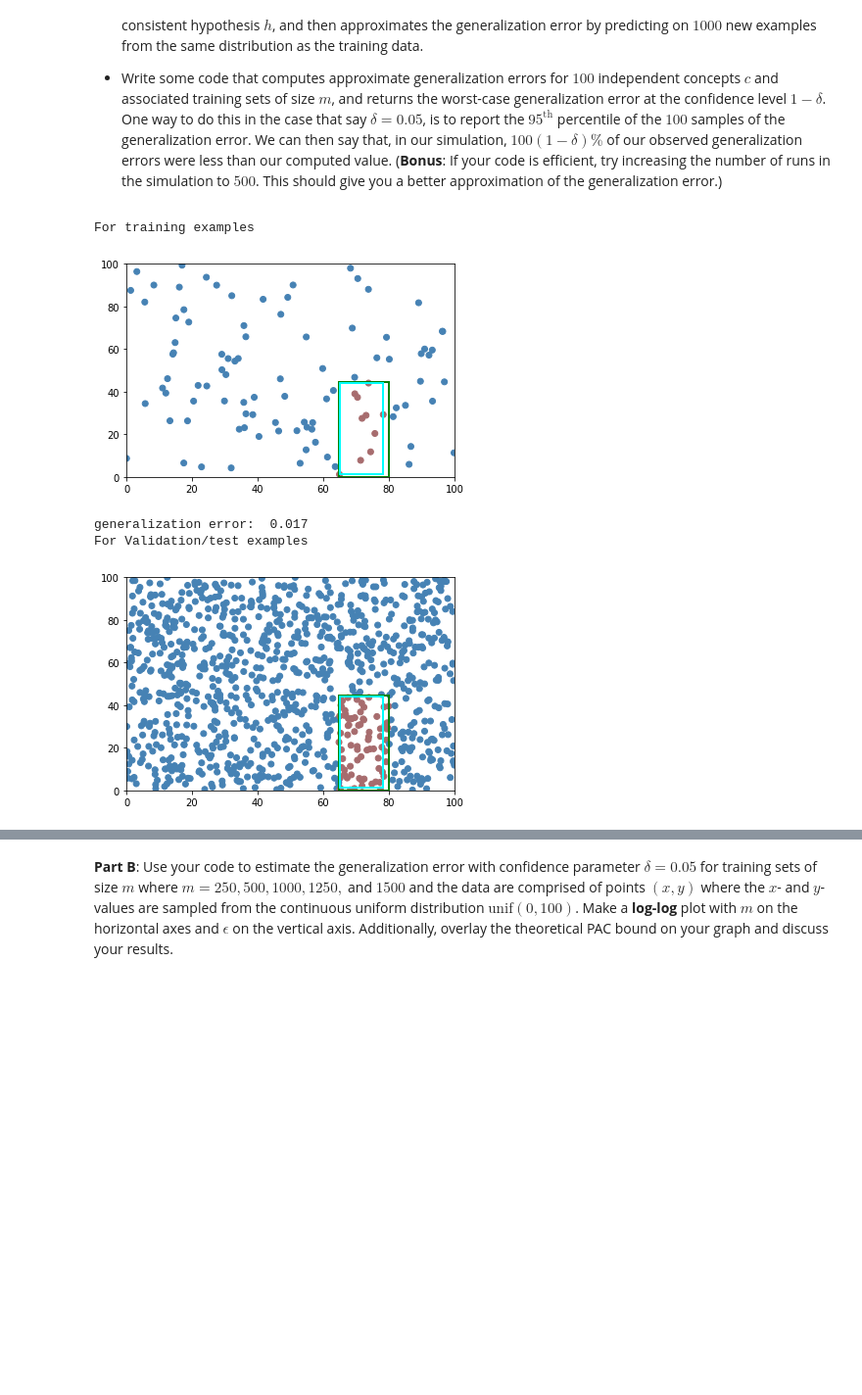
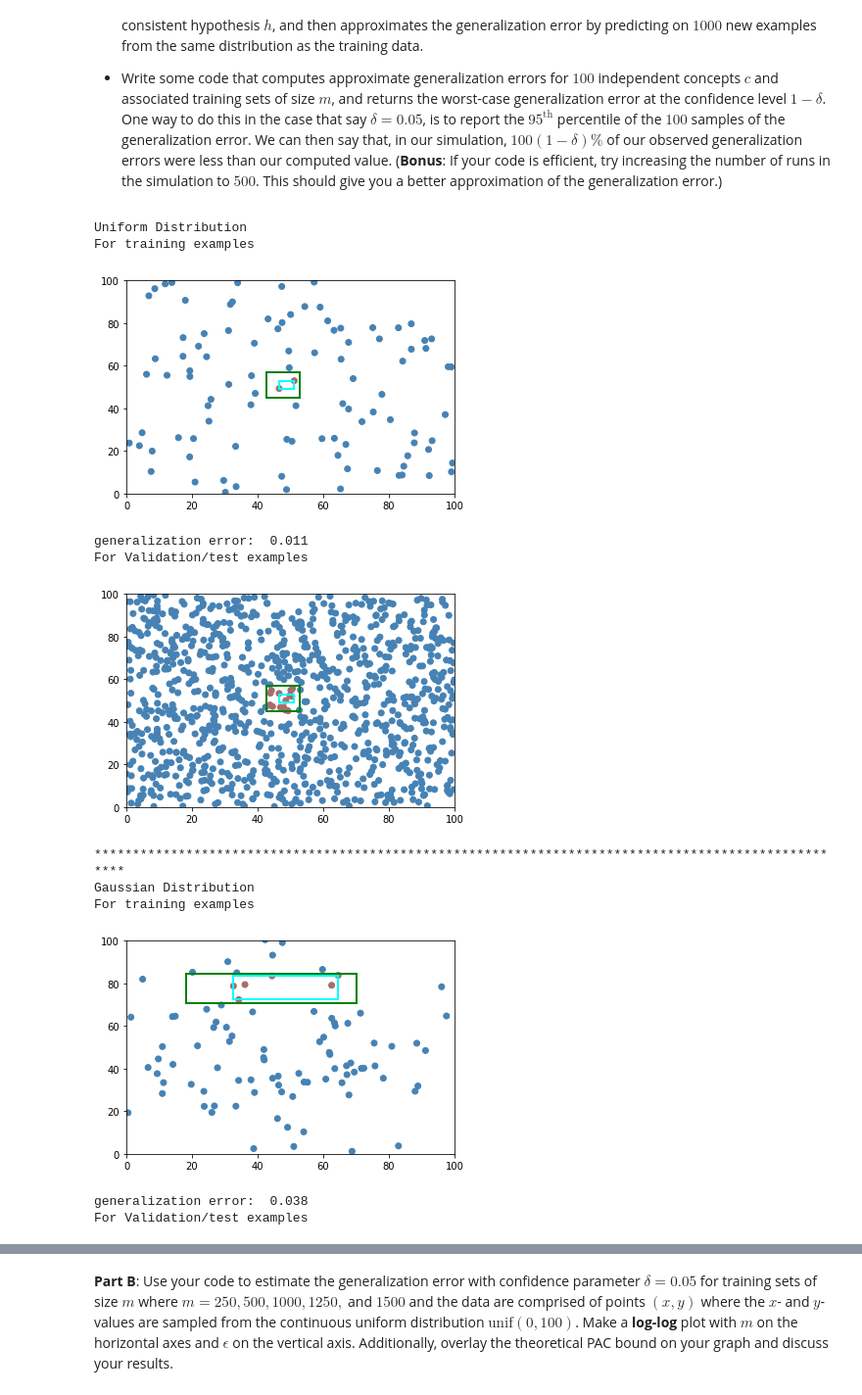
Before and after one commit to AkritiKapur/ml-5622-assignments, a Jupyter notebook: theory/theory.ipynb, the cells around one changed output, grey strips where cells are left out. Shown at 98% size. Saved outputs shown, nothing was run; the diff lists cells and outputs as text; code cells hidden in the pictures; blank space fills up the shorter version.

Commit message:
updated gaussian graph

```diff
--- a/theory/theory.ipynb
+++ b/theory/theory.ipynb
@@ -372,24 +372,50 @@ def get_generalization_error(rectangle_dimensions, h_rectangle_dimensions, test_
     total_samples = len(labels)
     return count_incorrect / total_samples
 # %%
-# Running for one concept
+# Running for one concept (Uniform Distribution)
+print('Uniform Distribution')
 rect_dimensions = generate_rectangle(100, 100)
 points_x, points_y = get_random_points(100, 100, 100)
 labels = label_points(rect_dimensions, points_x, points_y)
 h_rect_dimensions = get_hypothesis(points_x, points_y, labels)
 print("For training examples")
 draw_rectangle(rect_dimensions, h_rect_dimensions, points_x, points_y, labels)
 
 test_points_x, test_points_y = get_random_points(100, 100, 1000)
 test_labels = label_points(rect_dimensions, test_points_x, test_points_y)
 get_generalization_error(rect_dimensions, h_rect_dimensions, test_points_x, test_points_y)
 
 print("generalization error: ", get_generalization_error(rect_dimensions, h_rect_dimensions, test_points_x, test_points_y))
 print("For Validation/test examples")
 draw_rectangle(rect_dimensions, h_rect_dimensions, test_points_x, test_points_y, test_labels)
+
+# Running for once concept (Gaussian Distribution)
+print('*'* 100)
+print('Gaussian Distribution')
+rect_dimensions = generate_rectangle(100, 100)
+points_x, points_y =  get_random_normal_points(mu=50, sigma=25, m=100)
+labels = label_points(rect_dimensions, points_x, points_y)
+h_rect_dimensions = get_hypothesis(points_x, points_y, labels)
+print("For training examples")
+draw_rectangle(rect_dimensions, h_rect_dimensions, points_x, points_y, labels)
+
+test_points_x, test_points_y =  get_random_normal_points(mu=50, sigma=25, m=1000)
+test_labels = label_points(rect_dimensions, test_points_x, test_points_y)
+get_generalization_error(rect_dimensions, h_rect_dimensions, test_points_x, test_points_y)
+
+print("generalization error: ", get_generalization_error(rect_dimensions, h_rect_dimensions, test_points_x, test_points_y))
+print("For Validation/test examples")
+draw_rectangle(rect_dimensions, h_rect_dimensions, test_points_x, test_points_y, test_labels)
 # %% [output]
+Uniform Distribution
 For training examples
-[figure, old version]
+[figure, new version]
-generalization error:  0.017
+generalization error:  0.011
 For Validation/test examples
-[figure, old version]
+[figure, new version]
+****************************************************************************************************
+Gaussian Distribution
+For training examples
+[figure, added]
+generalization error:  0.038
+For Validation/test examples
```
Also changed, not shown: parts of 4 cells of this notebook.
